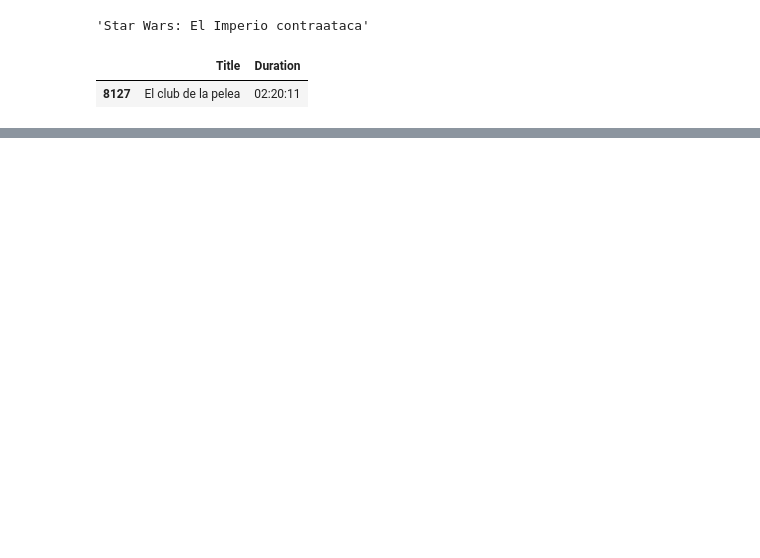
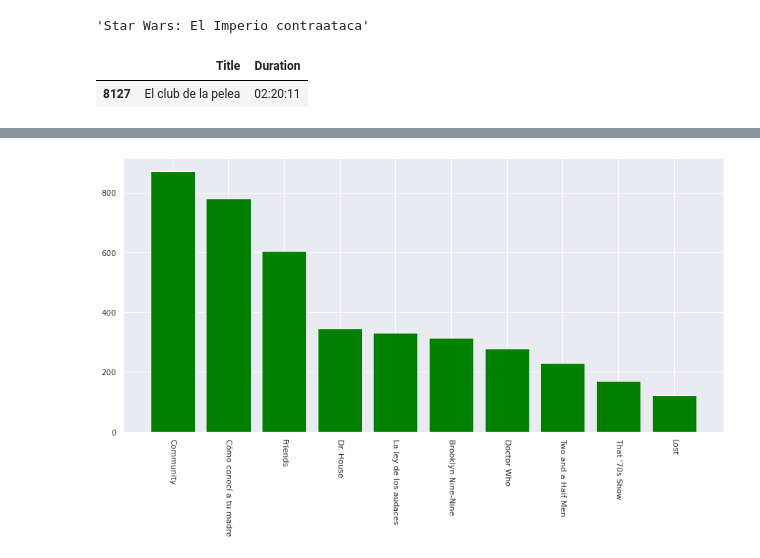
Before and after one commit to pedrogaldo/tp-chona, a Jupyter notebook: tp_chona.ipynb, the cells around one changed output, grey strips where cells are left out. Drawn from its saved outputs; the diff is of its cells as text; code cells hidden in the pictures; blank space fills up the shorter version.

```diff
--- a/tp_chona.ipynb
+++ b/tp_chona.ipynb
@@ -76,0 +120,11 @@ Solo_series
+# %%
+ocurrencias, final_oc = {}, {}
+ocurrencias = ocurrencias_serie
+for i in range(10):
+  final_oc[max(ocurrencias, key=ocurrencias.get)] = ocurrencias[max(ocurrencias, key=ocurrencias.get)]
+  ocurrencias[max(ocurrencias, key=ocurrencias.get)] = 0
+plt.bar(final_oc.keys(), final_oc.values(), color = 'green')
+plt.xticks(rotation = -90)
+plt.show()
+# %% [output]
+[figure, added]
```
Also changed, not shown: parts of 30 cells of this notebook.
